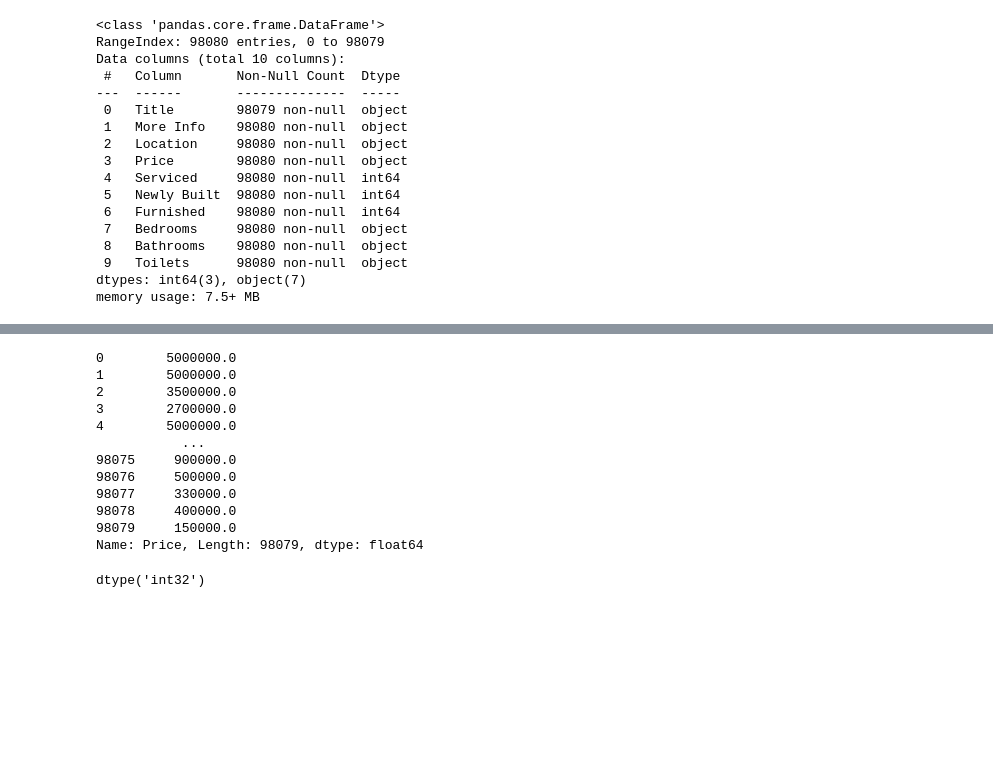
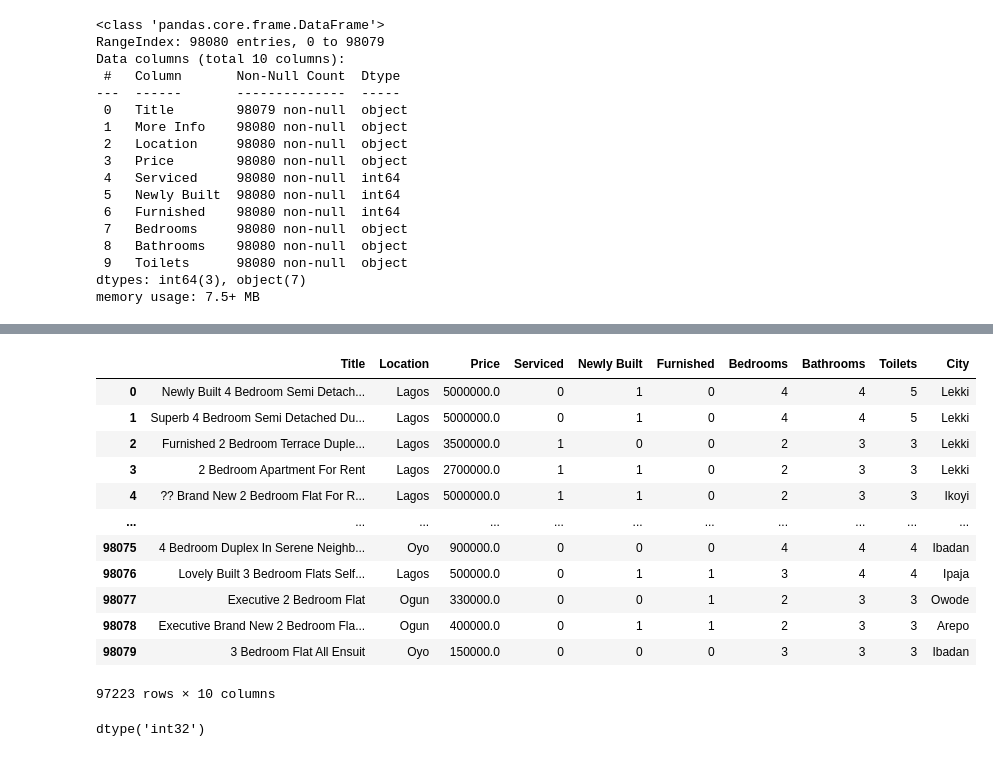
Before and after one commit to Oluwas3yifunmi/Nigeria_Building_Analysis, a Jupyter notebook: rents.ipynb, the cells around one changed output, grey strips where cells are left out. Drawn from its saved outputs; the diff is of its cells as text; code cells hidden in the pictures; blank space fills up the shorter version.

```diff
--- a/rents.ipynb
+++ b/rents.ipynb
@@ -85,21 +85,22 @@ dfc['City'] = city
 # %%
 #changing the price column data type from object to float
 dfc['Price'] = dfc['Price'].str.replace('year', '').str.replace(',', '').str.replace('/', '')
-dfc['Price'] = pd.to_numeric(dfc['Price'], errors= 'coerce').dropna()
-dfc['Price']
+dfc['Price'] = pd.to_numeric(dfc['Price'], errors= 'coerce')
+dfc.dropna()
 # %% [output]
+|  | Title | Location | Price | Serviced | Newly Built | Furnished | Bedrooms | Bathrooms | Toilets | City |
+| 0 | Newly Built 4 Bedroom Semi Detach... | Lagos | 5000000.0 | 0 | 1 | 0 | 4 | 4 | 5 | Lekki |
+| 1 | Superb 4 Bedroom Semi Detached Du... | Lagos | 5000000.0 | 0 | 1 | 0 | 4 | 4 | 5 | Lekki |
+| 2 | Furnished 2 Bedroom Terrace Duple... | Lagos | 3500000.0 | 1 | 0 | 0 | 2 | 3 | 3 | Lekki |
+| 3 | 2 Bedroom Apartment For Rent | Lagos | 2700000.0 | 1 | 1 | 0 | 2 | 3 | 3 | Lekki |
+| 4 | ?? Brand New 2 Bedroom Flat For R... | Lagos | 5000000.0 | 1 | 1 | 0 | 2 | 3 | 3 | Ikoyi |
+| ... | ... | ... | ... | ... | ... | ... | ... | ... | ... | ... |
+| 98075 | 4 Bedroom Duplex In Serene Neighb... | Oyo | 900000.0 | 0 | 0 | 0 | 4 | 4 | 4 | Ibadan |
+| 98076 | Lovely Built 3 Bedroom Flats Self... | Lagos | 500000.0 | 0 | 1 | 1 | 3 | 4 | 4 | Ipaja |
+| 98077 | Executive 2 Bedroom Flat | Ogun | 330000.0 | 0 | 0 | 1 | 2 | 3 | 3 | Owode |
+| 98078 | Executive Brand New 2 Bedroom Fla... | Ogun | 400000.0 | 0 | 1 | 1 | 2 | 3 | 3 | Arepo |
+| 98079 | 3 Bedroom Flat All Ensuit | Oyo | 150000.0 | 0 | 0 | 0 | 3 | 3 | 3 | Ibadan |
-0        5000000.0
-1        5000000.0
-2        3500000.0
-3        2700000.0
-4        5000000.0
-           ...
-98075     900000.0
-98076     500000.0
-98077     330000.0
-98078     400000.0
-98079     150000.0
-Name: Price, Length: 98079, dtype: float64
+97223 rows × 10 columns
 # %%
 #defining a function to clean object columns that are supposed to be integers.
 def cleanup(data, colname, text):
```
Also changed, not shown: parts of 9 cells of this notebook.
